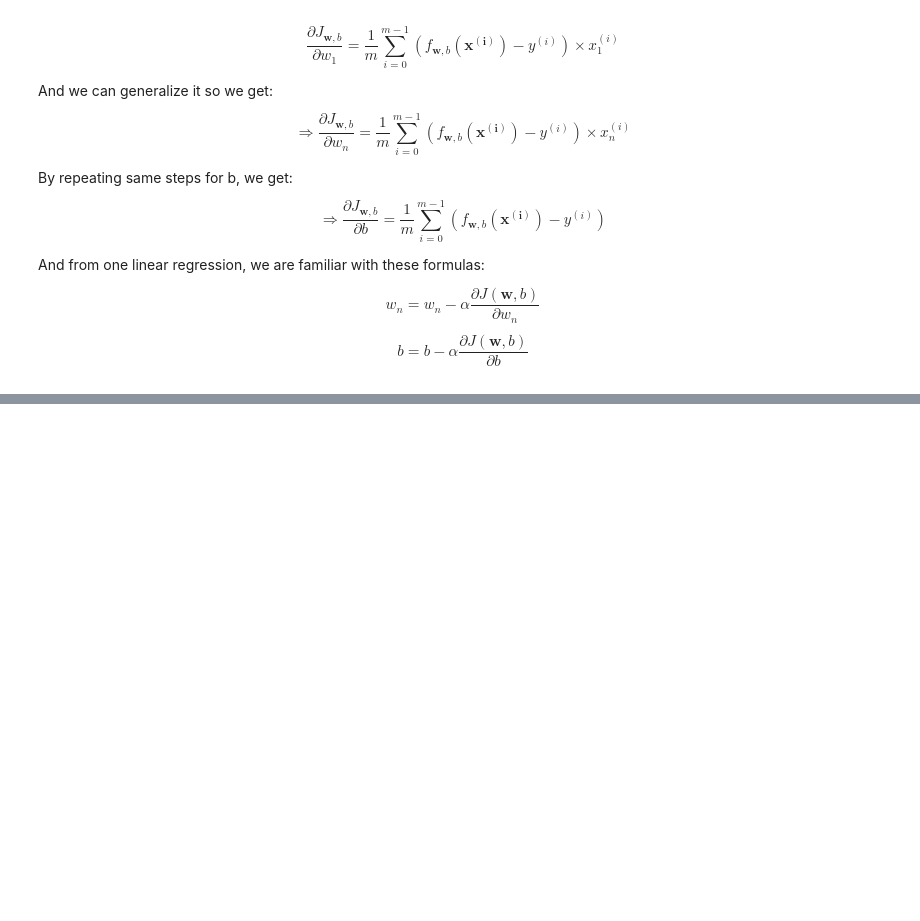
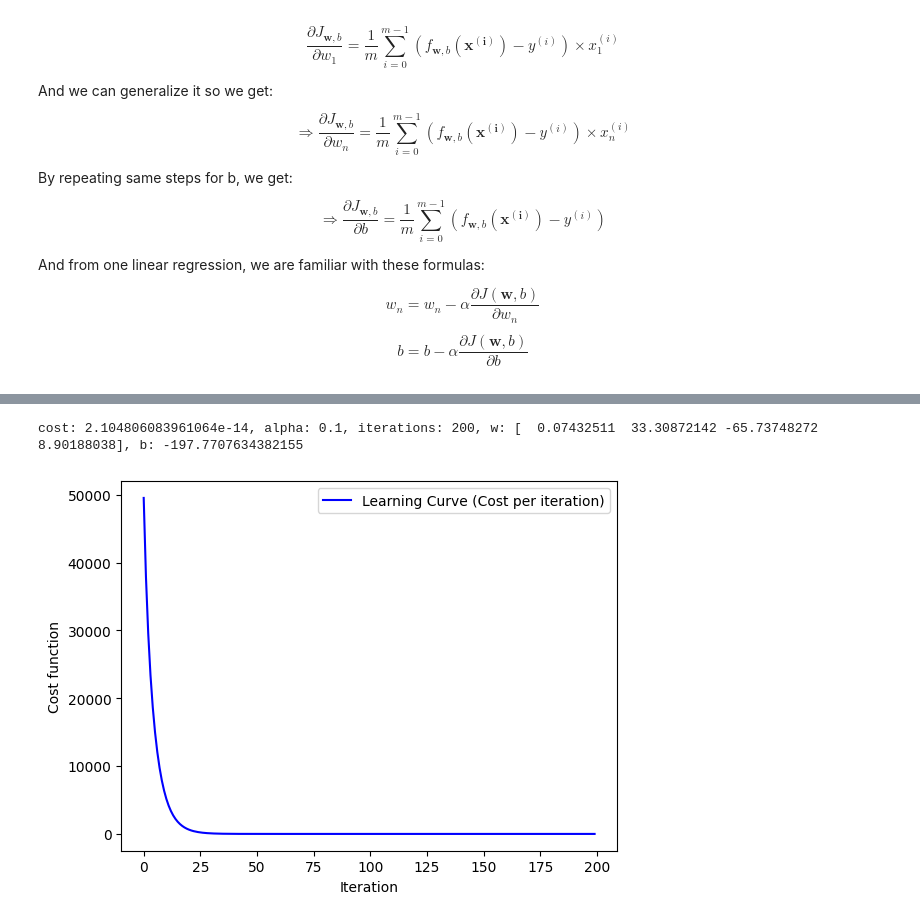
Before and after one commit to sinasun/ml-archive, a Jupyter notebook: 02_Supervised_Learning/01_Linear_Regression/02_Multi_Variable_Linear_Regression.ipynb, the cells around one changed output, grey strips where cells are left out. Cells and saved outputs as stored; diff of their text form; code cells hidden in the pictures; blank space fills up the shorter version.

```diff
--- a/02_Supervised_Learning/01_Linear_Regression/02_Multi_Variable_Linear_Regression.ipynb
+++ b/02_Supervised_Learning/01_Linear_Regression/02_Multi_Variable_Linear_Regression.ipynb
@@ -140,0 +444,11 @@ cost: 686.7034116665205
+# %%
+X_train = np.array([[2104, 5, 1, 45], [1416, 3, 2, 40], [852, 2, 1, 35]])
+y_train = np.array([460, 232, 178])
+
+alpha = 0.1
+iterations = 200
+
+run_linear_regression(X_train, y_train, alpha, iterations, record_step=1, scaling='standardize')
+# %% [output]
+cost: 2.104806083961064e-14, alpha: 0.1, iterations: 200, w: [  0.07432511  33.30872142 -65.73748272   8.90188038], b: -197.7707634382155
+[figure, added]
```
Also changed, not shown: parts of 24 cells of this notebook.
